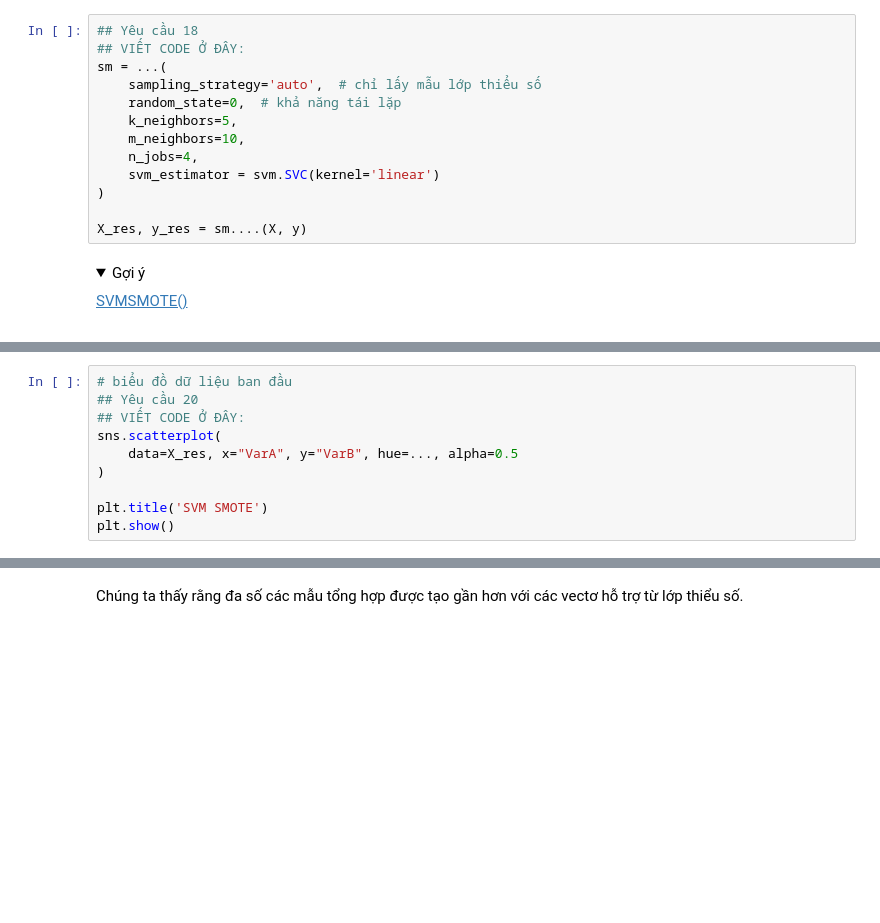
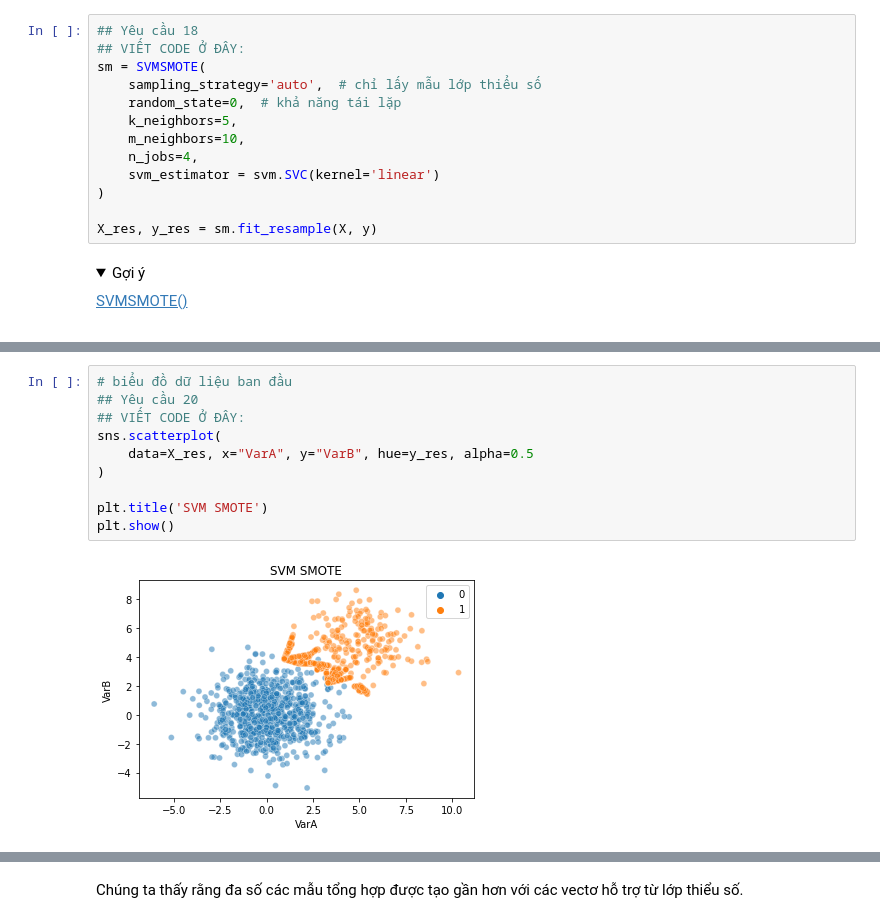
Before and after one commit to ngohongthai/ml-labs, a Jupyter notebook: classification/lab-14-oversampling/[VN]14_2 SMOTE.ipynb, the cells around one changed output, grey strips where cells are left out. Cells and saved outputs as stored; diff of their text form; folded sections open; blank space fills up the shorter version.

```diff
--- a/classification/lab-14-oversampling/[VN]14_2 SMOTE.ipynb
+++ b/classification/lab-14-oversampling/[VN]14_2 SMOTE.ipynb
@@ -1036,7 +1063,7 @@ plt.contour(xx, yy, Z, colors='k', levels=[-1, 0, 1], alpha=0.5,
 # %%
 ## Yêu cầu 18
 ## VIẾT CODE Ở ĐÂY:
-sm = ...(
+sm = SVMSMOTE(
     sampling_strategy='auto',  # chỉ lấy mẫu lớp thiểu số
     random_state=0,  # khả năng tái lặp
     k_neighbors=5,
@@ -1045,7 +1072,7 @@ sm = ...(
     svm_estimator = svm.SVC(kernel='linear')
 )
 
-X_res, y_res = sm....(X, y)
+X_res, y_res = sm.fit_resample(X, y)
 # %% [markdown]
 <details><summary> Gợi ý </summary>
 
@@ -1077,13 +1117,15 @@ plt.show()
 # %%
 # biểu đồ dữ liệu ban đầu
 ## Yêu cầu 20
 ## VIẾT CODE Ở ĐÂY:
 sns.scatterplot(
-    data=X_res, x="VarA", y="VarB", hue=..., alpha=0.5
+    data=X_res, x="VarA", y="VarB", hue=y_res, alpha=0.5
 )
 
 plt.title('SVM SMOTE')
 plt.show()
+# %% [output]
+[figure, added]
 # %%
 # biểu đồ dữ liệu đã chọn
 
```
Also changed, not shown: parts of 36 cells of this notebook.
